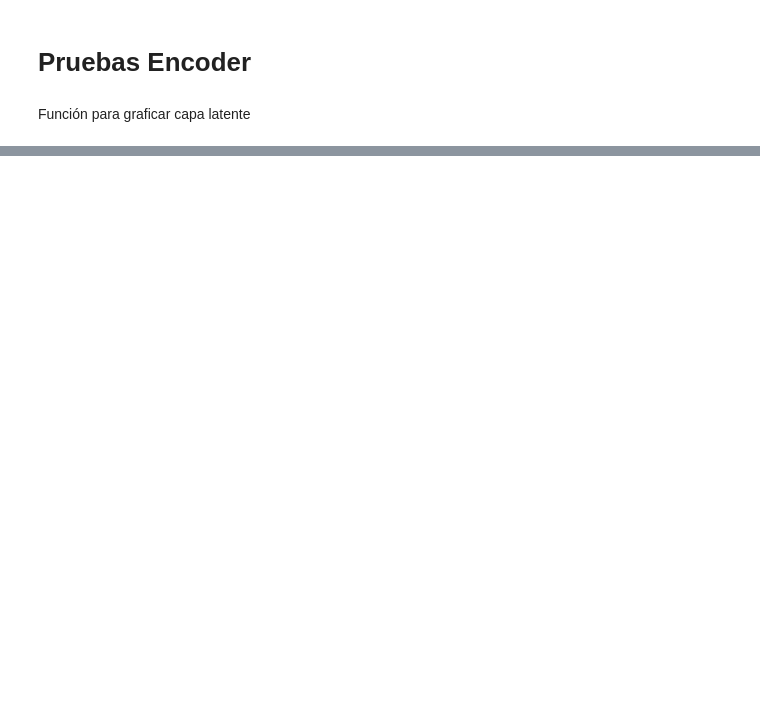
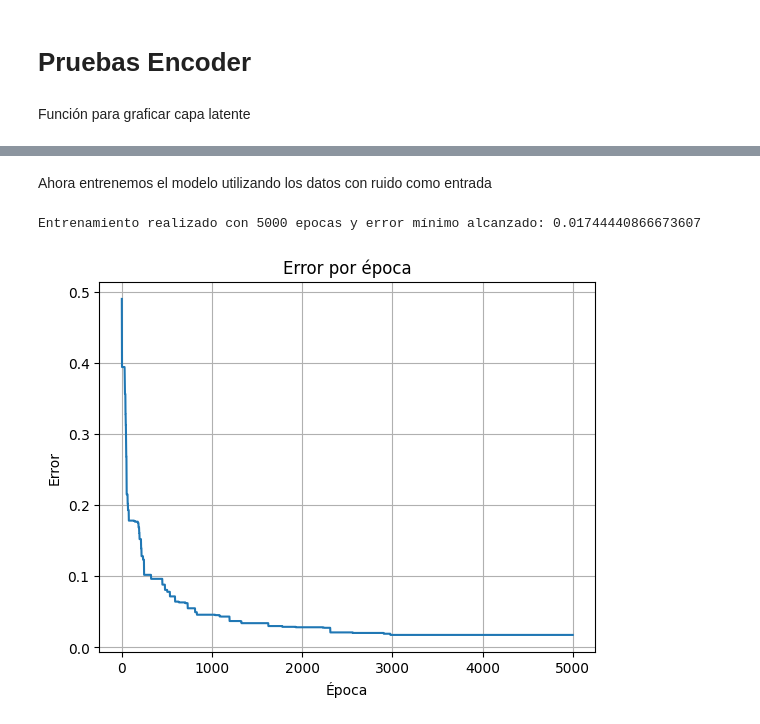
Before and after one commit to matias-cisnero/autoencoder-intro-ia, a Jupyter notebook: autoencoder-numpy.ipynb, the cells around one changed output, grey strips where cells are left out. Drawn from its saved outputs; the diff is of its cells as text; code cells hidden in the pictures; blank space fills up the shorter version.

```diff
--- a/autoencoder-numpy.ipynb
+++ b/autoencoder-numpy.ipynb
@@ -256,0 +321,12 @@ graficar_capa_latente(codificados1, etiquetas, 32)
+# %%
+def agregar_ruido(x, prob=0.02):
+  x_ruido = x.copy()
+  cambios = 0
+
+  for i in range(x.shape[0]):
+    for j in range(x.shape[1]):
+      if np.random.rand() < prob:
+        cambios += 1
+        x_ruido[i, j] = 1 if x[i, j] == 0 else 0
+  print(f"Cambios realizados: {cambios}")
+  return x_ruido
@@ -256,0 +337,7 @@ graficar_capa_latente(codificados1, etiquetas, 32)
+# %% [markdown]
+Ahora entrenemos el modelo utilizando los datos con ruido como entrada
+# %%
+w1a, w2a, w3a, w4a, b1a, b2a, b3a, b4a = autoencoder(x_ruido, x, 0.1, 5000)
+# %% [output]
+Entrenamiento realizado con 5000 epocas y error mínimo alcanzado: 0.01744440866673607
+[figure, added]
```
Also changed, not shown: parts of 23 cells of this notebook, 3 other files.
